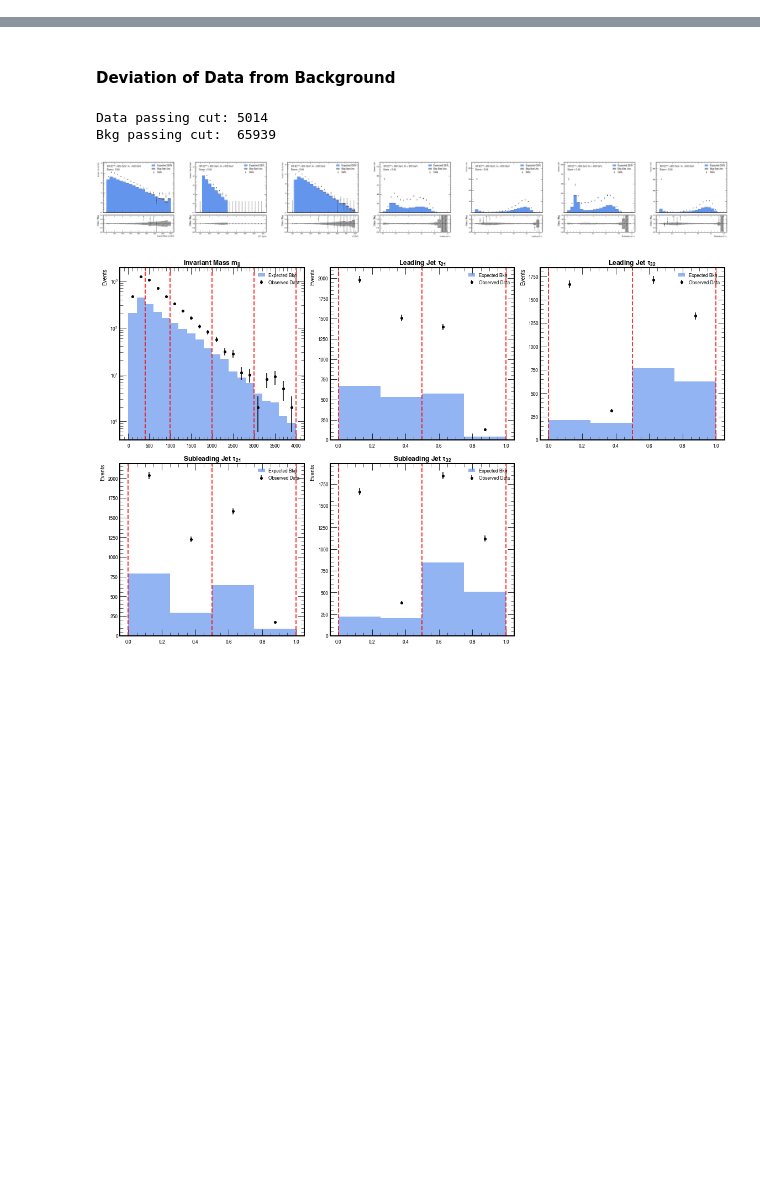
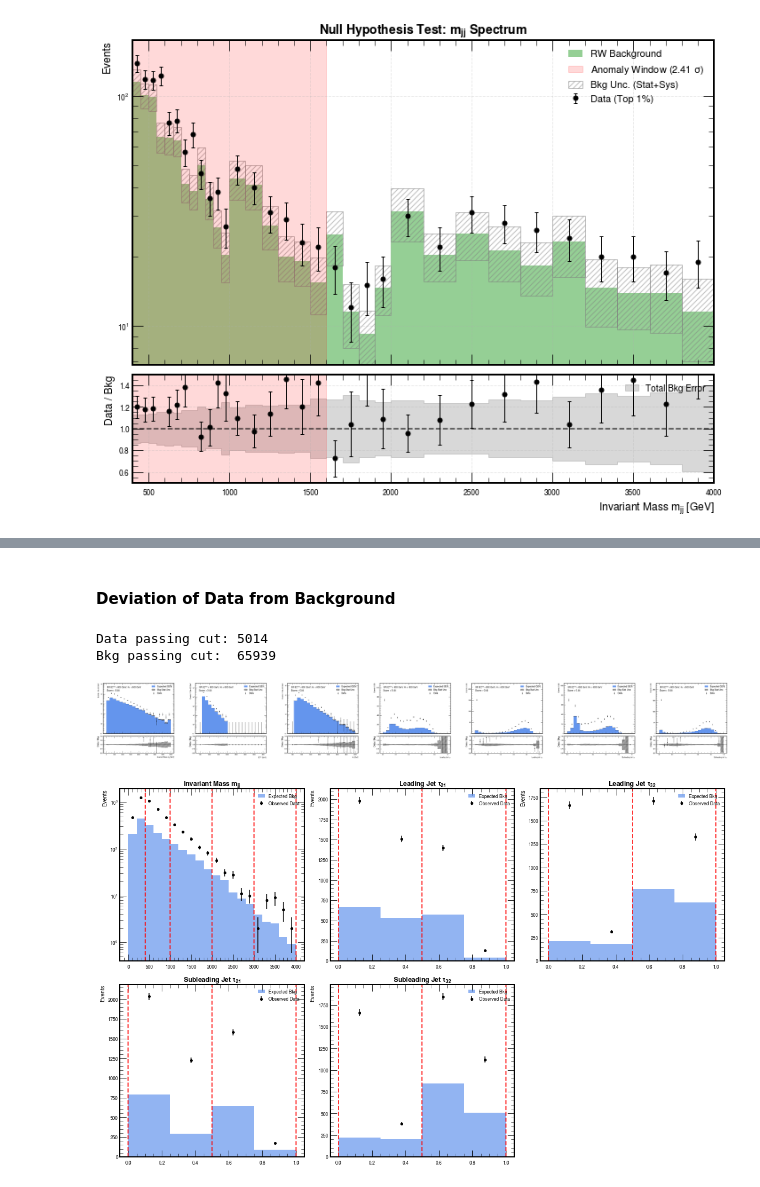
Before and after one commit to sherkaicode/Non-Resonant-AD, a Jupyter notebook: 5_NRAD_Anomaly_ver2.ipynb, the cells around one changed output, grey strips where cells are left out. Saved outputs shown, nothing was run; the diff lists cells and outputs as text; code cells hidden in the pictures; blank space fills up the shorter version.

Commit message:
Anomaly Script Done

```diff
--- a/5_NRAD_Anomaly_ver2.ipynb
+++ b/5_NRAD_Anomaly_ver2.ipynb
@@ -826,0 +570,83 @@ def optimize_cut_threshold(df_sig_dict, df_bkg, bkg_type, sig_modes, thres_max):
+# %%
+import matplotlib.pyplot as plt
+
+# --- 1. PREPARE PLOTTING VARIABLES ---
+bin_centers = (mjj_bins[:-1] + mjj_bins[1:]) / 2.0
+bin_widths = np.diff(mjj_bins)
+
+# Calculate total errors per bin
+err_data = np.sqrt(N)
+err_bkg_total = np.sqrt(var_stat + var_sys_total)
+
+# Calculate ratios (safely avoiding division by zero)
+ratio = np.divide(N, B, out=np.zeros_like(N, dtype=float), where=B!=0)
+ratio_data_err = np.divide(err_data, B, out=np.zeros_like(err_data, dtype=float), where=B!=0)
+ratio_bkg_err = np.divide(err_bkg_total, B, out=np.zeros_like(err_bkg_total, dtype=float), where=B!=0)
+
+# --- 2. CREATE FIGURE & AXES ---
+fig, (ax1, ax2) = plt.subplots(
+    2, 1,
+    figsize=(10, 8),
+    gridspec_kw={'height_ratios': [3, 1]},
+    sharex=True
+)
+
+# --- 3. UPPER PANEL: MAIN SPECTRUM ---
+# Background histogram
+ax1.hist(mjj_bins[:-1], bins=mjj_bins, weights=B, color="#2ca02c", alpha=0.5, label="RW Background", histtype="stepfilled")
+
+# Background total uncertainty band (Stat + Sys)
+ax1.bar(
+    bin_centers, 2 * err_bkg_total, bottom=B - err_bkg_total,
+    width=bin_widths, fill=False, hatch='////', edgecolor='gray', alpha=0.5, label="Bkg Unc. (Stat+Sys)"
+)
+
+# Data points
+ax1.errorbar(
+    bin_centers, N, yerr=err_data,
+    fmt='ko', label="Data (Top 1%)", capsize=2, elinewidth=1, markersize=5
+)
+
+# Highlight the BumpHunter anomaly window (400 to 1600 GeV)
+ax1.axvspan(400, 1600, color='red', alpha=0.15, label="Anomaly Window (2.41 $\sigma$)")
+
+# Formatting ax1
+ax1.set_ylabel("Events", fontsize=12)
+ax1.set_title(r"Null Hypothesis Test: $m_{jj}$ Spectrum", fontsize=14, fontweight='bold')
+ax1.set_yscale('log')
+ax1.set_xlim(mjj_bins[0], mjj_bins[-1])
+ax1.legend(loc='upper right', fontsize=11)
+ax1.grid(True, linestyle="--", alpha=0.3)
+
+# --- 4. LOWER PANEL: RATIO PLOT ---
+ax2.axhline(1.0, color='black', linestyle='--', alpha=0.7)
+
+# Background fractional uncertainty band
+ratio_bkg_band_upper = np.append(1 + ratio_bkg_err, (1 + ratio_bkg_err)[-1])
+ratio_bkg_band_lower = np.append(1 - ratio_bkg_err, (1 - ratio_bkg_err)[-1])
+
+ax2.fill_between(
+    mjj_bins, ratio_bkg_band_lower, ratio_bkg_band_upper,
+    step='post', color='gray', alpha=0.3, label="Total Bkg Error"
+)
+
+# Highlight the same window in the ratio plot
+ax2.axvspan(400, 1600, color='red', alpha=0.15)
+
+# Data/Bkg points
+ax2.errorbar(
+    bin_centers, ratio, yerr=ratio_data_err,
+    fmt='ko', capsize=2, elinewidth=1, markersize=5
+)
+
+# Formatting ax2
+ax2.set_xlabel(r"Invariant Mass $m_{jj}$ [GeV]", fontsize=12)
+ax2.set_ylabel("Data / Bkg", fontsize=12)
+ax2.set_ylim(0.5, 1.5) # Adjust this if the ratio spikes higher/lower
+ax2.legend(loc='upper right', fontsize=10)
+ax2.grid(True, linestyle="--", alpha=0.3)
+
+plt.tight_layout()
+plt.show()
+# %% [output]
+[figure, added]
```
Also changed, not shown: parts of 40 cells of this notebook, 2 other files.
